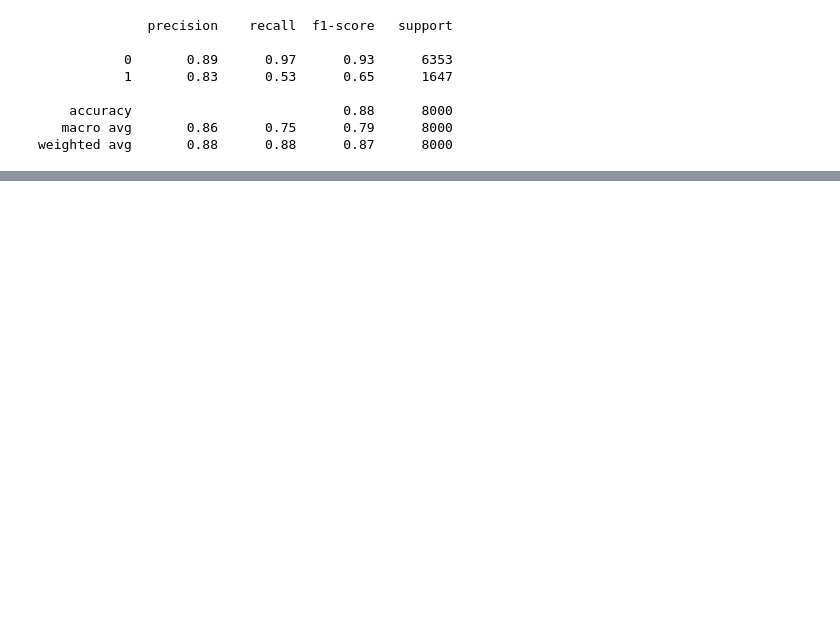
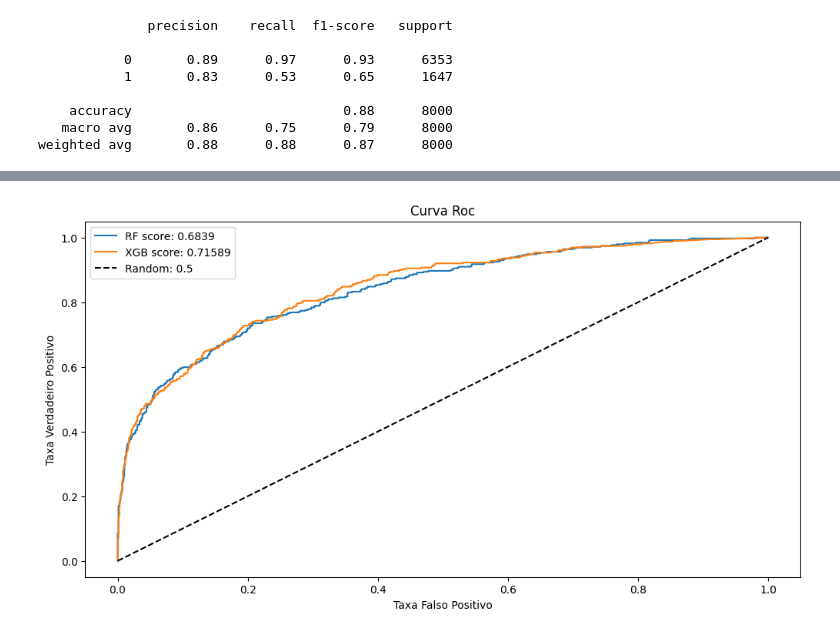
Before and after one commit to fgaraujofh/AEDI, a Jupyter notebook: tarefa_5/AEDI_tarefa5.ipynb, the cells around one changed output, grey strips where cells are left out. Saved outputs shown, nothing was run; the diff lists cells and outputs as text; code cells hidden in the pictures; blank space fills up the shorter version.

```diff
--- a/tarefa_5/AEDI_tarefa5.ipynb
+++ b/tarefa_5/AEDI_tarefa5.ipynb
@@ -486,0 +540,8 @@ weighted avg       0.88      0.88      0.87      8000
+# %%
+import warnings
+warnings.filterwarnings("ignore")
+# Realiza o pré-processameto para os dados de teste
+df_test = DfPrepPipeline(df_test,df_train.columns,minVec,maxVec)
+df_test = df_test.mask(np.isinf(df_test))
+df_test = df_test.dropna()
+df_test.shape
@@ -486,0 +572,17 @@ weighted avg       0.88      0.88      0.87      8000
+# %%
+auc_RF_test, fpr_RF_test, tpr_RF_test    = get_auc_scores(df_test.Exited, RF.predict(df_test.loc[:, df_test.columns != 'Exited']),
+                                                          RF.predict_proba(df_test.loc[:, df_test.columns != 'Exited'])[:,1])
+auc_XGB_test, fpr_XGB_test, tpr_XGB_test = get_auc_scores(df_test.Exited, XGB.predict(df_test.loc[:, df_test.columns != 'Exited']),
+                                                          XGB.predict_proba(df_test.loc[:, df_test.columns != 'Exited'])[:,1])
+plt.figure(figsize = (12,6), linewidth= 1)
+plt.plot(fpr_RF_test, tpr_RF_test, label = 'RF score: ' + str(round(auc_RF_test, 5)))
+plt.plot(fpr_XGB_test, tpr_XGB_test, label = 'XGB score: ' + str(round(auc_XGB_test, 5)))
+plt.plot([0,1], [0,1], 'k--', label = 'Random: 0.5')
+plt.xlabel('Taxa Falso Positivo')
+plt.ylabel('Taxa Verdadeiro Positivo')
+plt.title('Curva Roc')
+plt.legend(loc='best')
+#plt.savefig('roc_results_ratios.png')
+plt.show()
+# %% [output]
+[figure, added]
```
Also changed, not shown: parts of 12 cells of this notebook.
